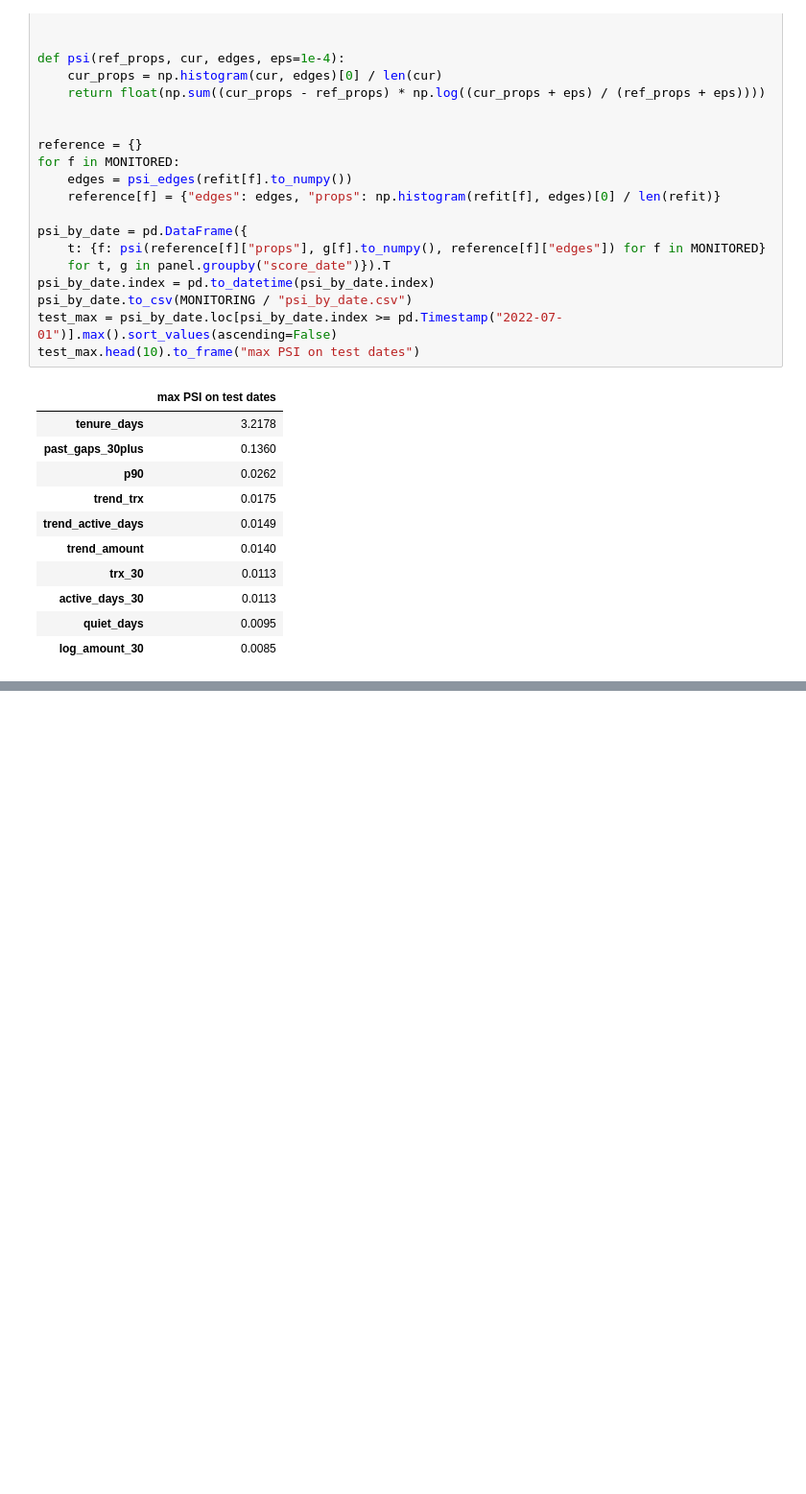
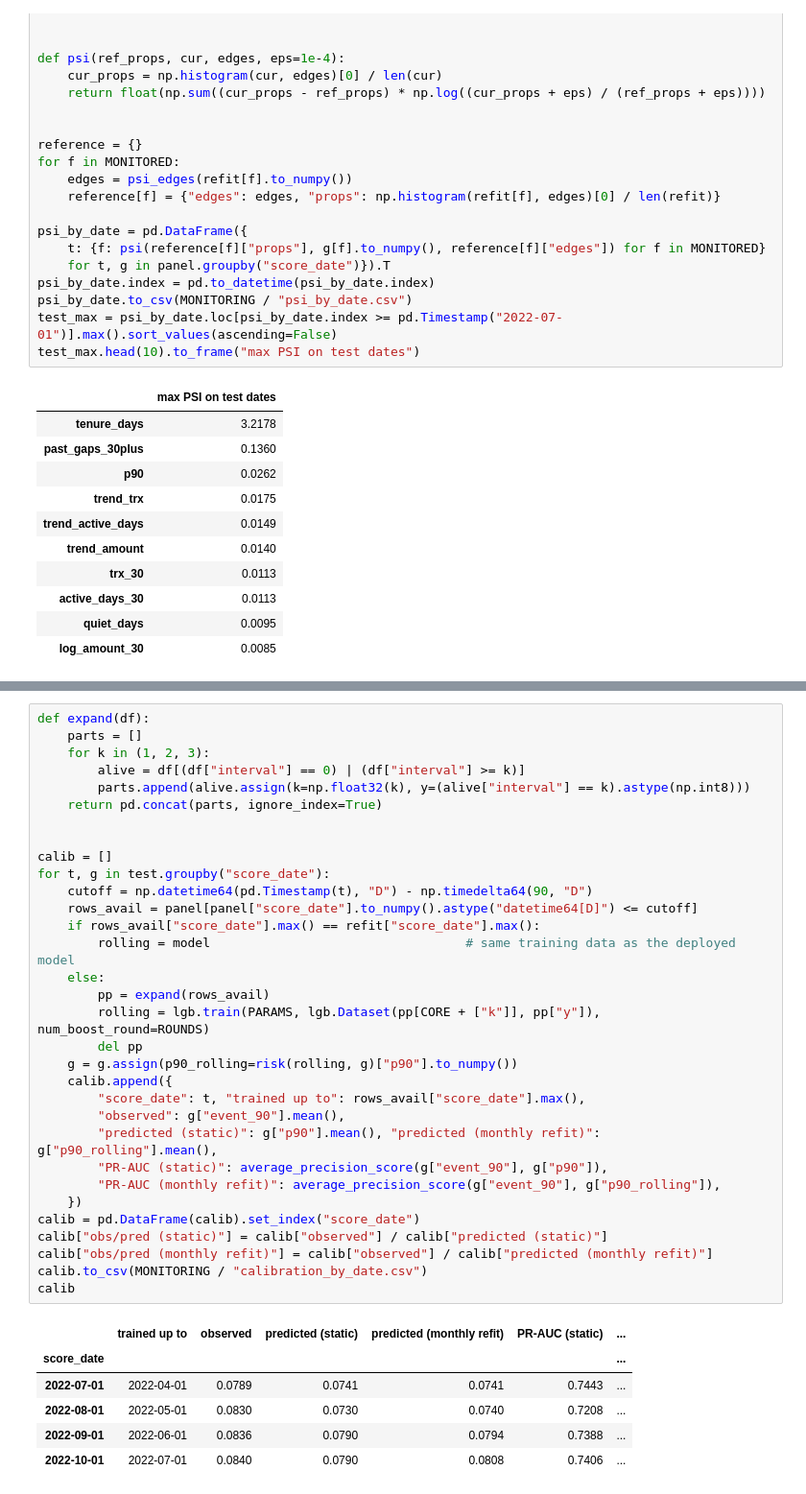
Before and after one commit to tintinWanyoike/084045_dsa_8401_capstone_project, a Jupyter notebook: notebook.ipynb, the cells around one changed output, grey strips where cells are left out. Shown at 96% size. Saved outputs shown, nothing was run; the diff lists cells and outputs as text; blank space fills up the shorter version.

```diff
--- a/notebook.ipynb
+++ b/notebook.ipynb
@@ -3392,0 +3437,39 @@ test_max.head(10).to_frame("max PSI on test dates")
+# %%
+def expand(df):
+    parts = []
+    for k in (1, 2, 3):
+        alive = df[(df["interval"] == 0) | (df["interval"] >= k)]
+        parts.append(alive.assign(k=np.float32(k), y=(alive["interval"] == k).astype(np.int8)))
+    return pd.concat(parts, ignore_index=True)
+
+
+calib = []
+for t, g in test.groupby("score_date"):
+    cutoff = np.datetime64(pd.Timestamp(t), "D") - np.timedelta64(90, "D")
+    rows_avail = panel[panel["score_date"].to_numpy().astype("datetime64[D]") <= cutoff]
+    if rows_avail["score_date"].max() == refit["score_date"].max():
+        rolling = model                                  # same training data as the deployed model
+    else:
+        pp = expand(rows_avail)
+        rolling = lgb.train(PARAMS, lgb.Dataset(pp[CORE + ["k"]], pp["y"]), num_boost_round=ROUNDS)
+        del pp
+    g = g.assign(p90_rolling=risk(rolling, g)["p90"].to_numpy())
+    calib.append({
+        "score_date": t, "trained up to": rows_avail["score_date"].max(),
+        "observed": g["event_90"].mean(),
+        "predicted (static)": g["p90"].mean(), "predicted (monthly refit)": g["p90_rolling"].mean(),
+        "PR-AUC (static)": average_precision_score(g["event_90"], g["p90"]),
+        "PR-AUC (monthly refit)": average_precision_score(g["event_90"], g["p90_rolling"]),
+    })
+calib = pd.DataFrame(calib).set_index("score_date")
+calib["obs/pred (static)"] = calib["observed"] / calib["predicted (static)"]
+calib["obs/pred (monthly refit)"] = calib["observed"] / calib["predicted (monthly refit)"]
+calib.to_csv(MONITORING / "calibration_by_date.csv")
+calib
+# %% [output]
+|  | trained up to | observed | predicted (static) | predicted (monthly refit) | PR-AUC (static) | ... |
+| score_date |  |  |  |  |  | ... |
+| 2022-07-01 | 2022-04-01 | 0.0789 | 0.0741 | 0.0741 | 0.7443 | ... |
+| 2022-08-01 | 2022-05-01 | 0.0830 | 0.0730 | 0.0740 | 0.7208 | ... |
+| 2022-09-01 | 2022-06-01 | 0.0836 | 0.0790 | 0.0794 | 0.7388 | ... |
+| 2022-10-01 | 2022-07-01 | 0.0840 | 0.0790 | 0.0808 | 0.7406 | ... |
```
Also changed, not shown: parts of 13 cells of this notebook, 3 other files.
